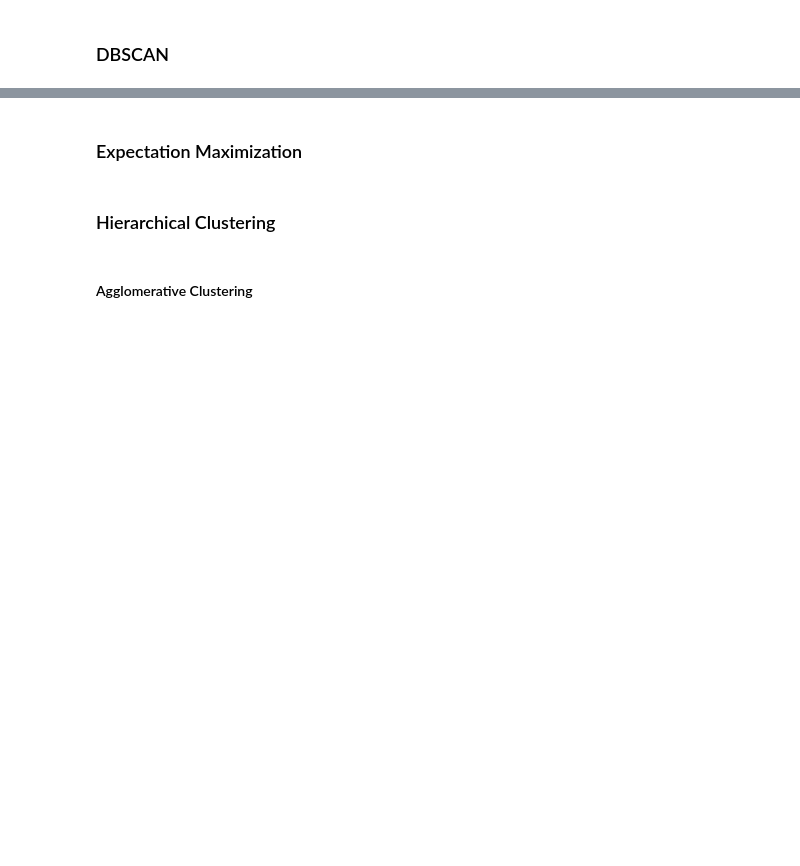
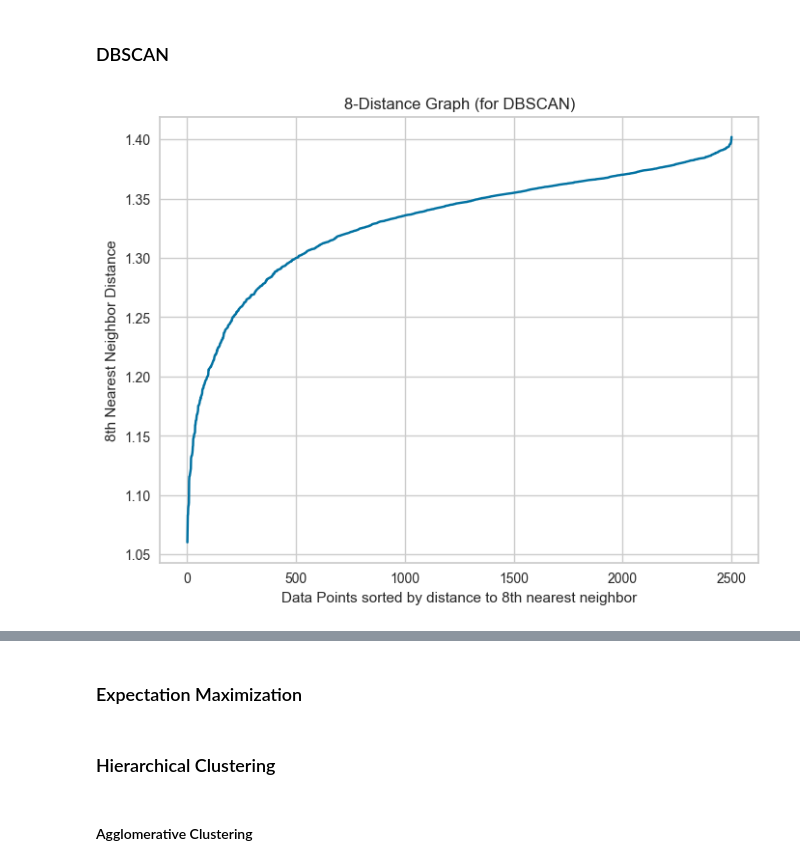
Before and after one commit to MaksimKarnaukh/DataMining, a Jupyter notebook: Assignment3/src/clustering.ipynb, the cells around one changed output, grey strips where cells are left out. Saved outputs shown, nothing was run; the diff lists cells and outputs as text; code cells hidden in the pictures; blank space fills up the shorter version.

```diff
--- a/Assignment3/src/clustering.ipynb
+++ b/Assignment3/src/clustering.ipynb
@@ -353,7 +406,9 @@ tfidf_features['cluster'] = cluster_labels
 # %% [markdown]
 ### DBSCAN
 # %%
-plot_k_distance_graph(text, k=8)
+cp.plot_k_distance_graph(text, k=8)
+# %% [output]
+[figure, added]
 # %%
 # Perform DBSCAN clustering
 dbscan = DBSCAN(eps=1.55, min_samples=8, metric='cosine')
```
Also changed, not shown: parts of 17 cells of this notebook, 2 other files.
